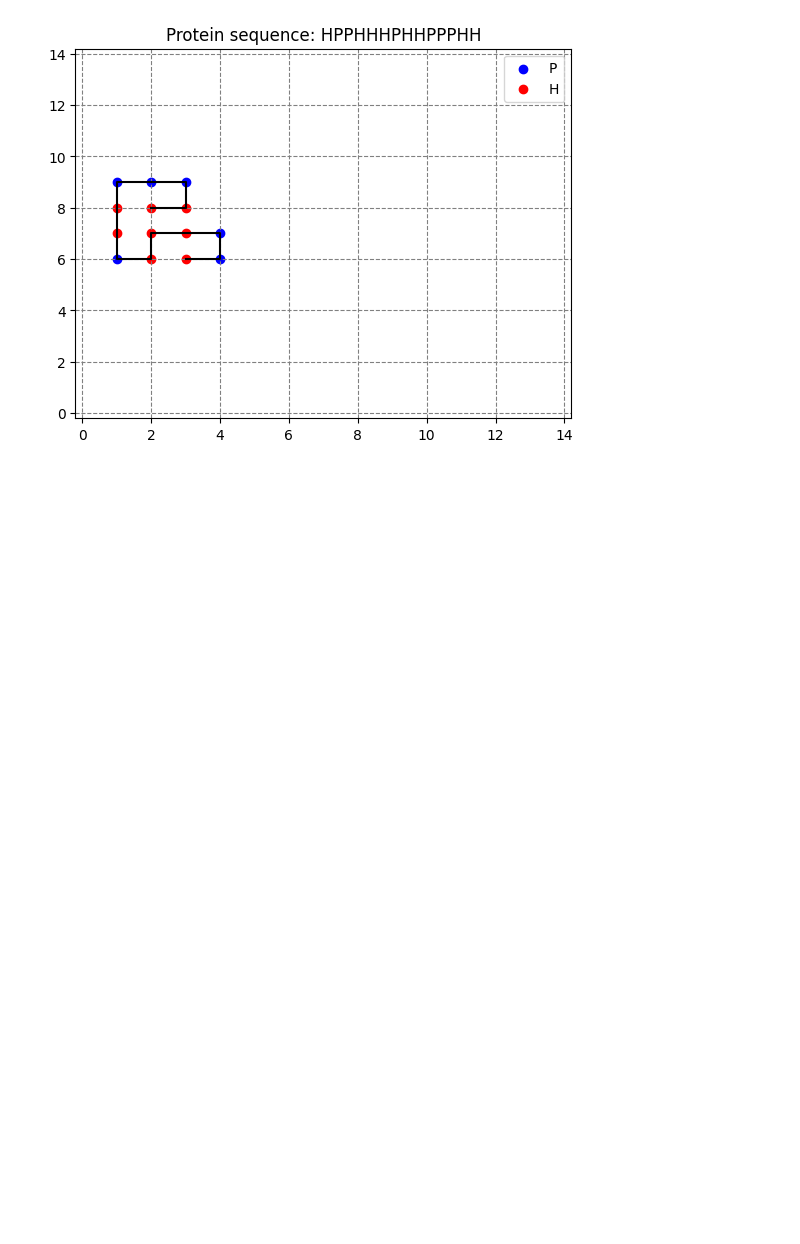
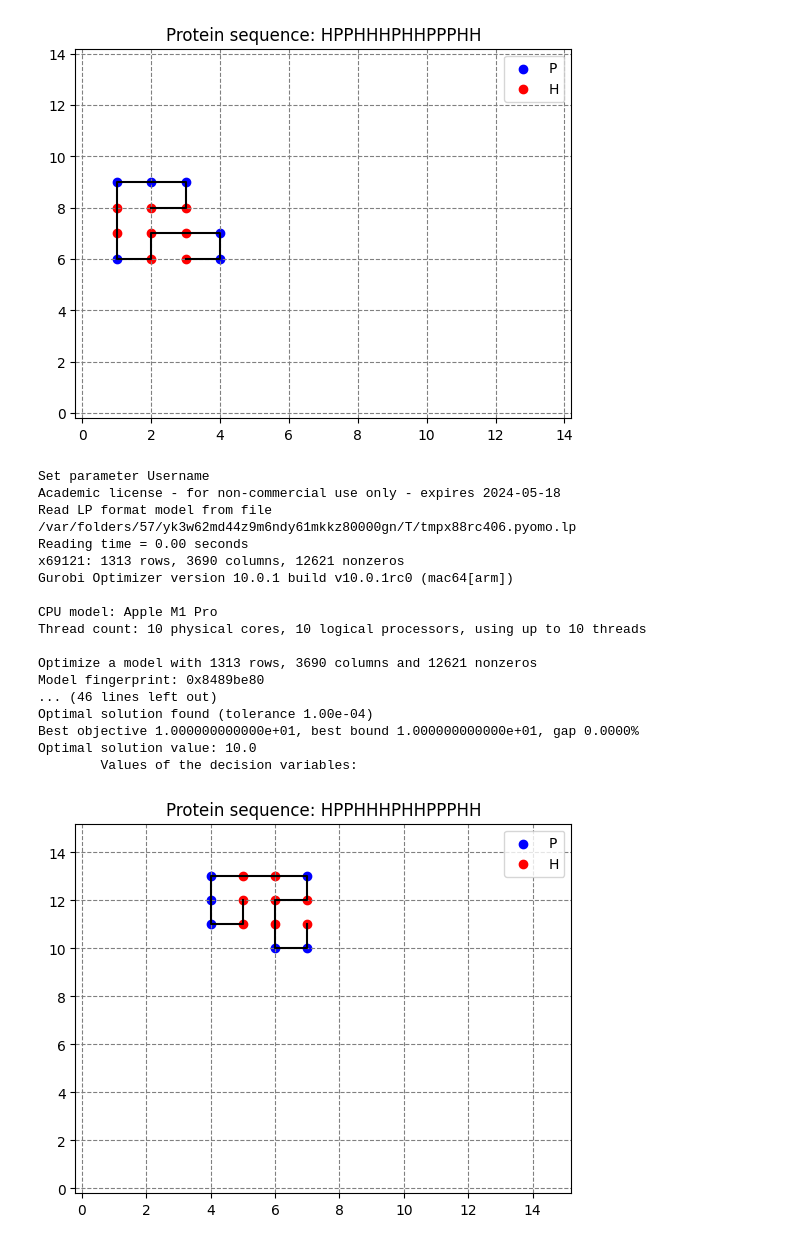
Before and after one commit to AndreiBlindu/ILP_protein_folding, a Jupyter notebook: ilp_protein_folding.ipynb, the cells around one changed output. Drawn from its saved outputs; the diff is of its cells as text; code cells hidden in the pictures; blank space fills up the shorter version.

```diff
--- a/ilp_protein_folding.ipynb
+++ b/ilp_protein_folding.ipynb
@@ -440,3 +442,29 @@ Best objective 1.000000000000e+01, best bound 1.000000000000e+01, gap 0.0000%
 Optimal solution value: 10.0
         Values of the decision variables:
 [figure]
+# %%
+# We increase the grid to (n+1)x(n+1) and we simplify in an analogous way to the original formulation
+
+grid_size = n+1
+x = ILP_graph_formulation(protein_binary_sequence, grid_size, additional_constr=False, reduced=True, formulation="alternative")
+positions = grid_positions_from_optimal(x)
+plot_folding(protein_binary_sequence, protein_sequence, positions, grid_size)
+# %% [output]
+Set parameter Username
+Academic license - for non-commercial use only - expires 2024-05-18
+Read LP format model from file /var/folders/57/yk3w62md44z9m6ndy61mkkz80000gn/T/tmpx88rc406.pyomo.lp
+Reading time = 0.00 seconds
+x69121: 1313 rows, 3690 columns, 12621 nonzeros
+Gurobi Optimizer version 10.0.1 build v10.0.1rc0 (mac64[arm])
+
+CPU model: Apple M1 Pro
+Thread count: 10 physical cores, 10 logical processors, using up to 10 threads
+
+Optimize a model with 1313 rows, 3690 columns and 12621 nonzeros
+Model fingerprint: 0x8489be80
+... (46 lines left out)
+Optimal solution found (tolerance 1.00e-04)
+Best objective 1.000000000000e+01, best bound 1.000000000000e+01, gap 0.0000%
+Optimal solution value: 10.0
+        Values of the decision variables:
+[figure, added]
```
Also changed, not shown: parts of 1 cell of this notebook.
